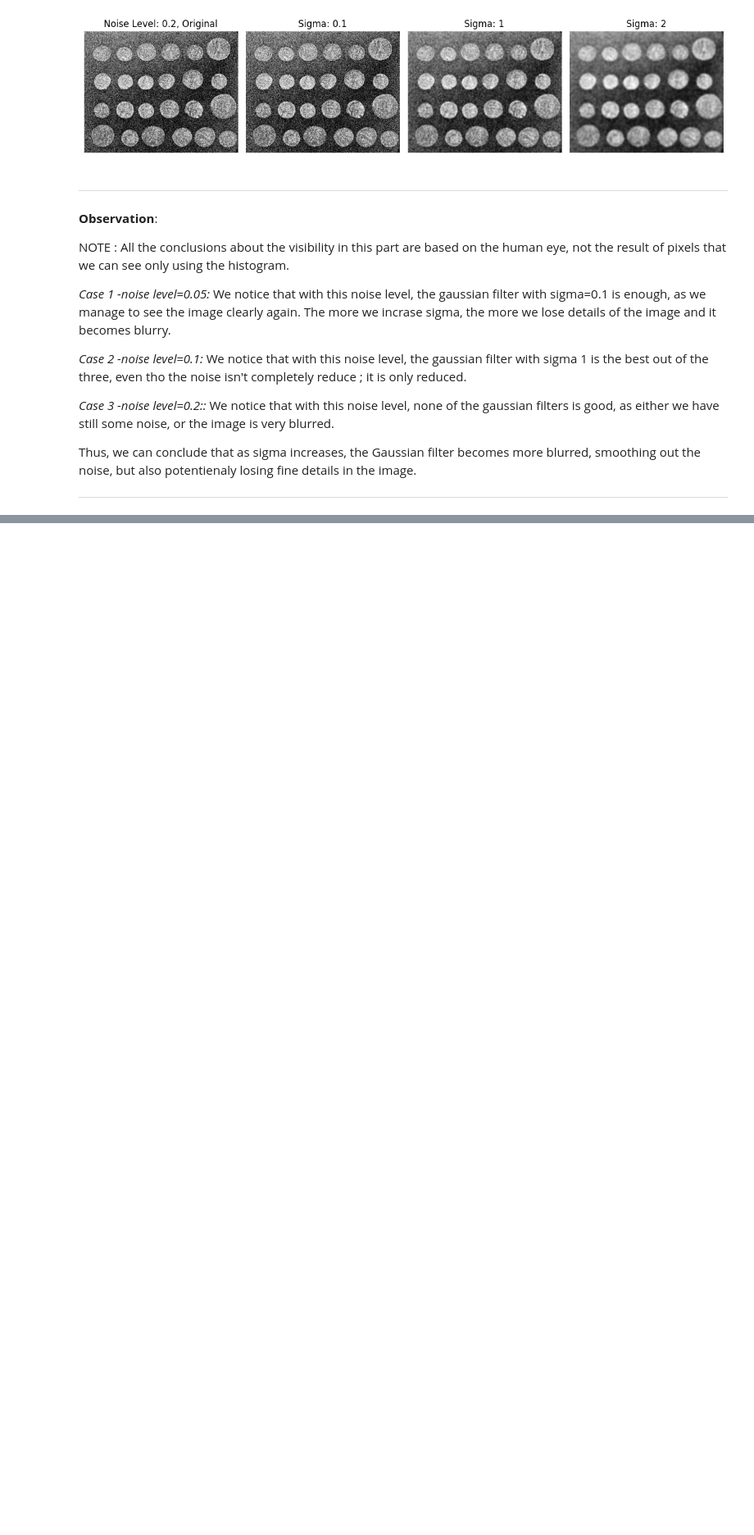
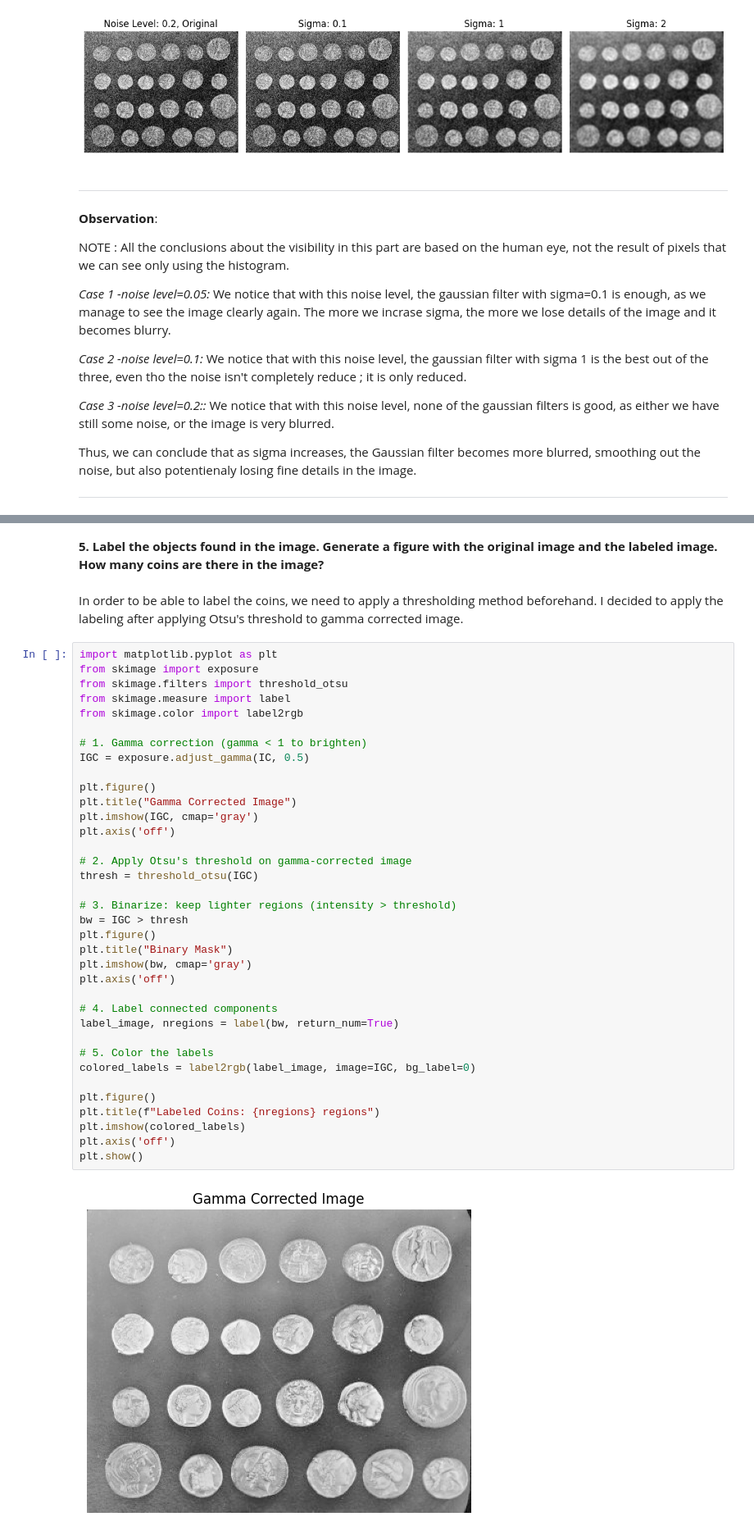
Before and after one commit to kindachamma1/ComputerVision2025, a Jupyter notebook: Exam_KindaChamma.ipynb, the cells around one changed output, grey strips where cells are left out. Shown at 82% size. Drawn from its saved outputs; the diff is of its cells as text; blank space fills up the shorter version.

```diff
--- a/Exam_KindaChamma.ipynb
+++ b/Exam_KindaChamma.ipynb
@@ -165,0 +215,42 @@ Thus, we can conclude that as sigma increases, the Gaussian filter becomes more
+# %% [markdown]
+**5. Label the objects found in the image. Generate a figure with the original image and the labeled image. How many coins are there in the image?**
+# %% [markdown]
+In order to be able to label the coins, we need to apply a thresholding method beforehand. I decided to apply the labeling after applying Otsu's threshold to gamma corrected image.
+# %%
+import matplotlib.pyplot as plt
+from skimage import exposure
+from skimage.filters import threshold_otsu
+from skimage.measure import label
+from skimage.color import label2rgb
+
+# 1. Gamma correction (gamma < 1 to brighten)
+IGC = exposure.adjust_gamma(IC, 0.5)
+
+plt.figure()
+plt.title("Gamma Corrected Image")
+plt.imshow(IGC, cmap='gray')
+plt.axis('off')
+
+# 2. Apply Otsu's threshold on gamma-corrected image
+thresh = threshold_otsu(IGC)
+
+# 3. Binarize: keep lighter regions (intensity > threshold)
+bw = IGC > thresh
+plt.figure()
+plt.title("Binary Mask")
+plt.imshow(bw, cmap='gray')
+plt.axis('off')
+
+# 4. Label connected components
+label_image, nregions = label(bw, return_num=True)
+
+# 5. Color the labels
+colored_labels = label2rgb(label_image, image=IGC, bg_label=0)
+
+plt.figure()
+plt.title(f"Labeled Coins: {nregions} regions")
+plt.imshow(colored_labels)
+plt.axis('off')
+plt.show()
+# %% [output]
+[figure, added]
```
Also changed, not shown: parts of 5 cells of this notebook.
